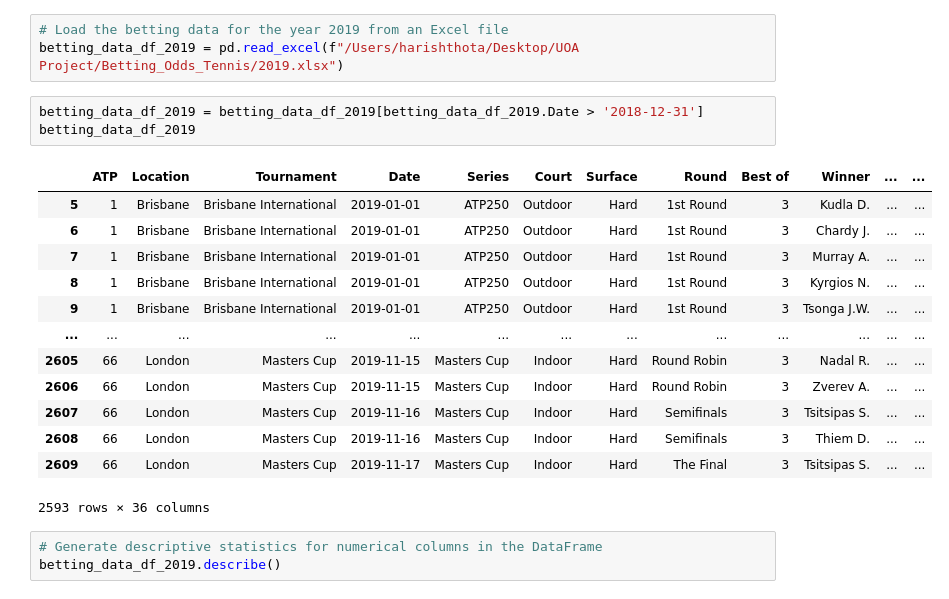
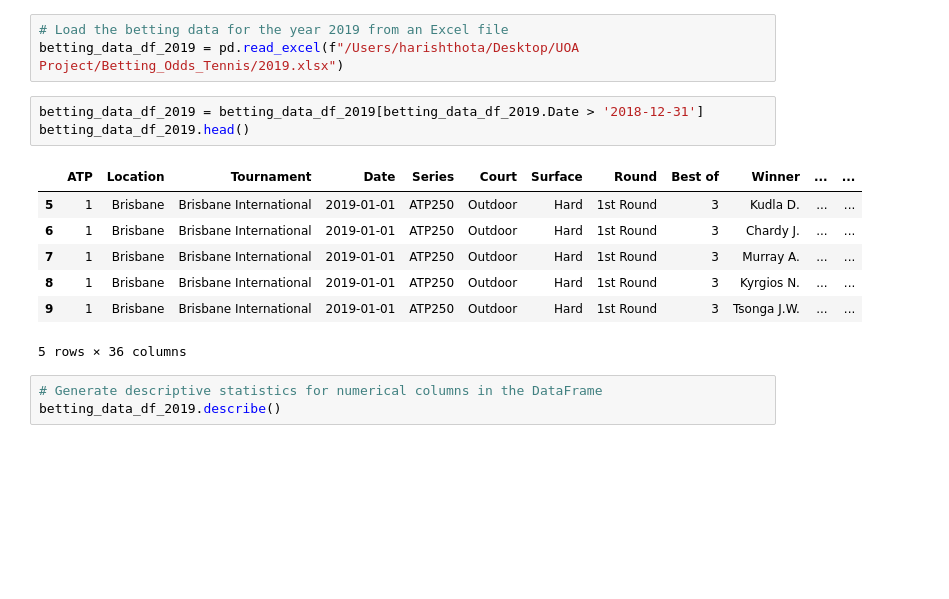
Before and after one commit to Harish-Thota1/Predicting_Tennis_Matches, a Jupyter notebook: BookMakers_Consensus_Model (BCM)_Betting_Data_Updated.ipynb, the cells around one changed output. Drawn from its saved outputs; the diff is of its cells as text; blank space fills up the shorter version.

```diff
--- a/BookMakers_Consensus_Model (BCM)_Betting_Data_Updated.ipynb
+++ b/BookMakers_Consensus_Model (BCM)_Betting_Data_Updated.ipynb
@@ -111,21 +112,15 @@ def inverse_logit(y):
 betting_data_df_2019 = pd.read_excel(f"/Users/harishthota/Desktop/UOA Project/Betting_Odds_Tennis/2019.xlsx")
 # %%
 betting_data_df_2019 = betting_data_df_2019[betting_data_df_2019.Date > '2018-12-31']
-betting_data_df_2019
+betting_data_df_2019.head()
 # %% [output]
 |  | ATP | Location | Tournament | Date | Series | Court | Surface | Round | Best of | Winner | ... | ... |
 | 5 | 1 | Brisbane | Brisbane International | 2019-01-01 | ATP250 | Outdoor | Hard | 1st Round | 3 | Kudla D. | ... | ... |
 | 6 | 1 | Brisbane | Brisbane International | 2019-01-01 | ATP250 | Outdoor | Hard | 1st Round | 3 | Chardy J. | ... | ... |
 | 7 | 1 | Brisbane | Brisbane International | 2019-01-01 | ATP250 | Outdoor | Hard | 1st Round | 3 | Murray A. | ... | ... |
 | 8 | 1 | Brisbane | Brisbane International | 2019-01-01 | ATP250 | Outdoor | Hard | 1st Round | 3 | Kyrgios N. | ... | ... |
 | 9 | 1 | Brisbane | Brisbane International | 2019-01-01 | ATP250 | Outdoor | Hard | 1st Round | 3 | Tsonga J.W. | ... | ... |
-| ... | ... | ... | ... | ... | ... | ... | ... | ... | ... | ... | ... | ... |
-| 2605 | 66 | London | Masters Cup | 2019-11-15 | Masters Cup | Indoor | Hard | Round Robin | 3 | Nadal R. | ... | ... |
-| 2606 | 66 | London | Masters Cup | 2019-11-15 | Masters Cup | Indoor | Hard | Round Robin | 3 | Zverev A. | ... | ... |
-| 2607 | 66 | London | Masters Cup | 2019-11-16 | Masters Cup | Indoor | Hard | Semifinals | 3 | Tsitsipas S. | ... | ... |
-| 2608 | 66 | London | Masters Cup | 2019-11-16 | Masters Cup | Indoor | Hard | Semifinals | 3 | Thiem D. | ... | ... |
-| 2609 | 66 | London | Masters Cup | 2019-11-17 | Masters Cup | Indoor | Hard | The Final | 3 | Tsitsipas S. | ... | ... |
-2593 rows × 36 columns
+5 rows × 36 columns
 # %%
 # Generate descriptive statistics for numerical columns in the DataFrame
 betting_data_df_2019.describe()
```
Also changed, not shown: parts of 10 cells of this notebook.
